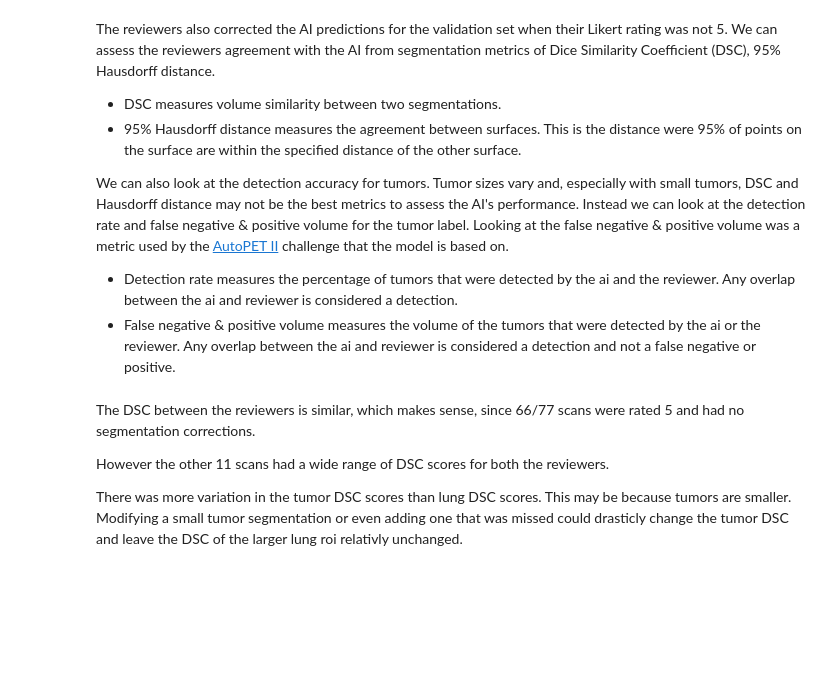
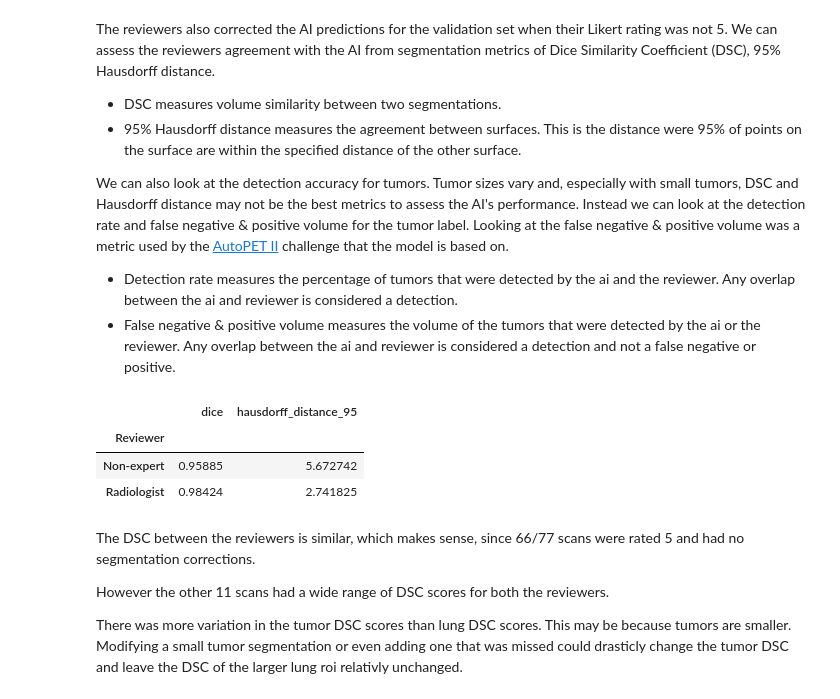
Before and after one commit to bamf-health/aimi-lung-pet-ct, a Jupyter notebook: model_performance.ipynb, the cells around one changed output. Drawn from its saved outputs; the diff is of its cells as text; code cells hidden in the pictures; blank space fills up the shorter version.

Commit message:
add mean stats

```diff
--- a/model_performance.ipynb
+++ b/model_performance.ipynb
@@ -349,6 +349,21 @@ ne_lung_df, ne_tumor_df, ne_tumor_vols = add_metrics_to_df(ne_df)
 all_val_df = pd.concat(
     [rad_lung_df, ne_lung_df, rad_tumor_df, ne_tumor_df], ignore_index=True
 )
+# %%
+all_val_df[
+    [
+        "Reviewer",
+        "dice",
+        "hausdorff_distance_95",
+    ]
+].replace(
+    [np.inf, -np.inf], np.nan
+).dropna().groupby("Reviewer").mean()
+# %% [output]
+|  | dice | hausdorff_distance_95 |
+| Reviewer |  |  |
+| Non-expert | 0.95885 | 5.672742 |
+| Radiologist | 0.98424 | 2.741825 |
 # %% [markdown]
 The DSC between the reviewers is similar, which makes sense, since 66/77 scans were rated 5 and had no segmentation corrections.
 
```
Also changed, not shown: parts of 1 cell of this notebook.
